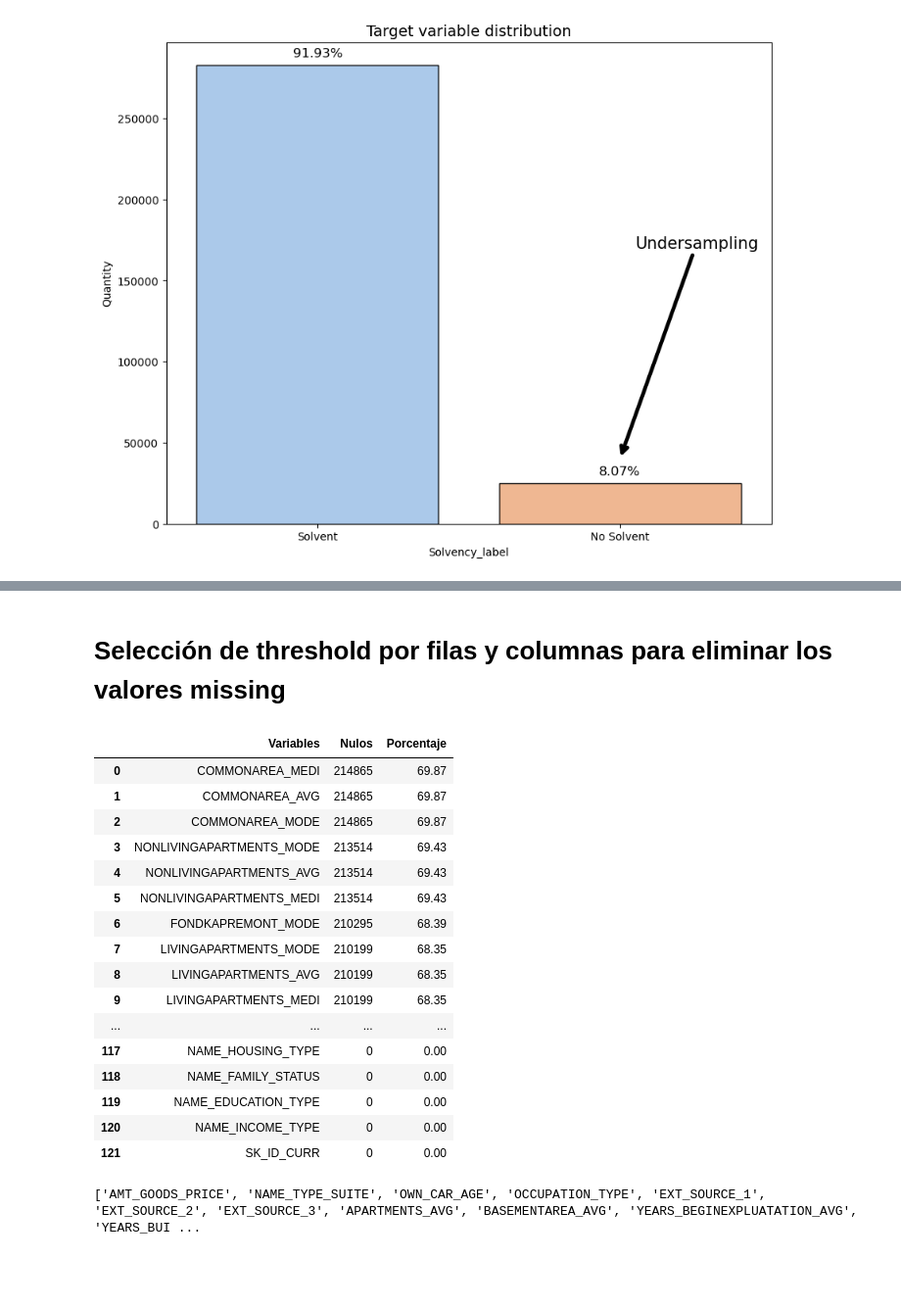
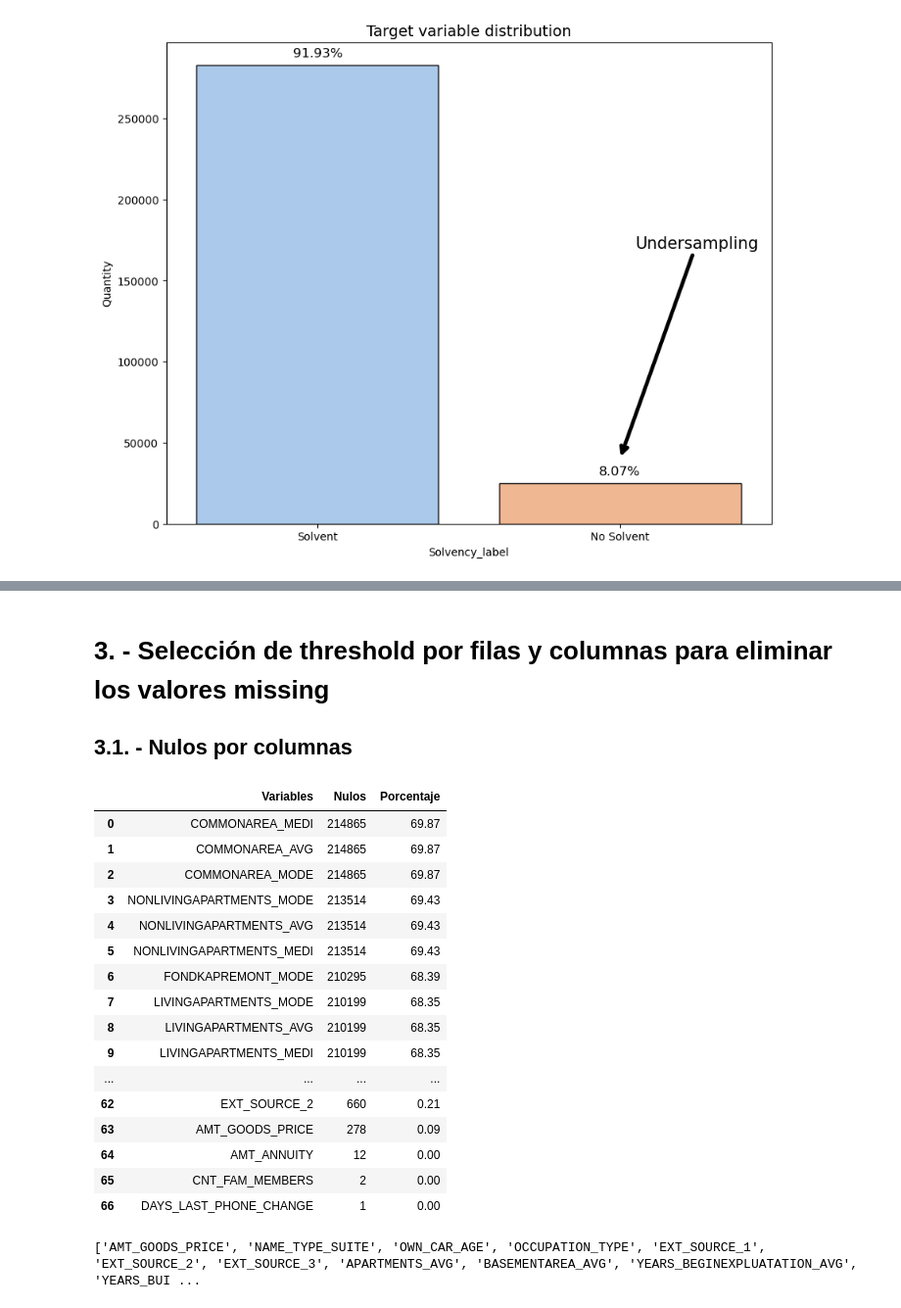
Before and after one commit to josee2202/practica1_EDA, a Jupyter notebook: 01_Exploración_general.ipynb, the cells around one changed output, grey strips where cells are left out. Shown at 98% size. Drawn from its saved outputs; the diff is of its cells as text; code cells hidden in the pictures; blank space fills up the shorter version.

```diff
--- a/01_Exploración_general.ipynb
+++ b/01_Exploración_general.ipynb
@@ -104,28 +211,29 @@ plt.show()
 # %% [markdown]
-# Selección de threshold por filas y columnas para eliminar los valores missing
+# 3. - Selección de threshold por filas y columnas para eliminar los valores missing
+
+## 3.1. - Nulos por columnas
 # %%
-### Analizamos las cantidad de valores nulos por columna
 df_nulos_col = df_loan_apli.isnull().sum().to_frame('Nulos').sort_values(by='Nulos', ascending=False).reset_index(names='Variables')
 df_nulos_col['Porcentaje'] = (df_nulos_col['Nulos'] * 100 / df_loan_apli.shape[0]).round(2)
-df_nulos_col
+df_nulos_col[df_nulos_col['Nulos'] > 0]
 # %% [output]
 |  | Variables | Nulos | Porcentaje |
 | 0 | COMMONAREA_MEDI | 214865 | 69.87 |
 | 1 | COMMONAREA_AVG | 214865 | 69.87 |
 | 2 | COMMONAREA_MODE | 214865 | 69.87 |
 | 3 | NONLIVINGAPARTMENTS_MODE | 213514 | 69.43 |
 | 4 | NONLIVINGAPARTMENTS_AVG | 213514 | 69.43 |
 | 5 | NONLIVINGAPARTMENTS_MEDI | 213514 | 69.43 |
 | 6 | FONDKAPREMONT_MODE | 210295 | 68.39 |
 | 7 | LIVINGAPARTMENTS_MODE | 210199 | 68.35 |
 | 8 | LIVINGAPARTMENTS_AVG | 210199 | 68.35 |
 | 9 | LIVINGAPARTMENTS_MEDI | 210199 | 68.35 |
 | ... | ... | ... | ... |
-| 117 | NAME_HOUSING_TYPE | 0 | 0.00 |
-| 118 | NAME_FAMILY_STATUS | 0 | 0.00 |
-| 119 | NAME_EDUCATION_TYPE | 0 | 0.00 |
-| 120 | NAME_INCOME_TYPE | 0 | 0.00 |
-| 121 | SK_ID_CURR | 0 | 0.00 |
+| 62 | EXT_SOURCE_2 | 660 | 0.21 |
+| 63 | AMT_GOODS_PRICE | 278 | 0.09 |
+| 64 | AMT_ANNUITY | 12 | 0.00 |
+| 65 | CNT_FAM_MEMBERS | 2 | 0.00 |
+| 66 | DAYS_LAST_PHONE_CHANGE | 1 | 0.00 |
 # %%
 # Identificar columnas con más de 100 valores nulos
 condicion = df_loan_apli.isnull().sum() > 100
```
Also changed, not shown: parts of 39 cells of this notebook, 2 other files.
